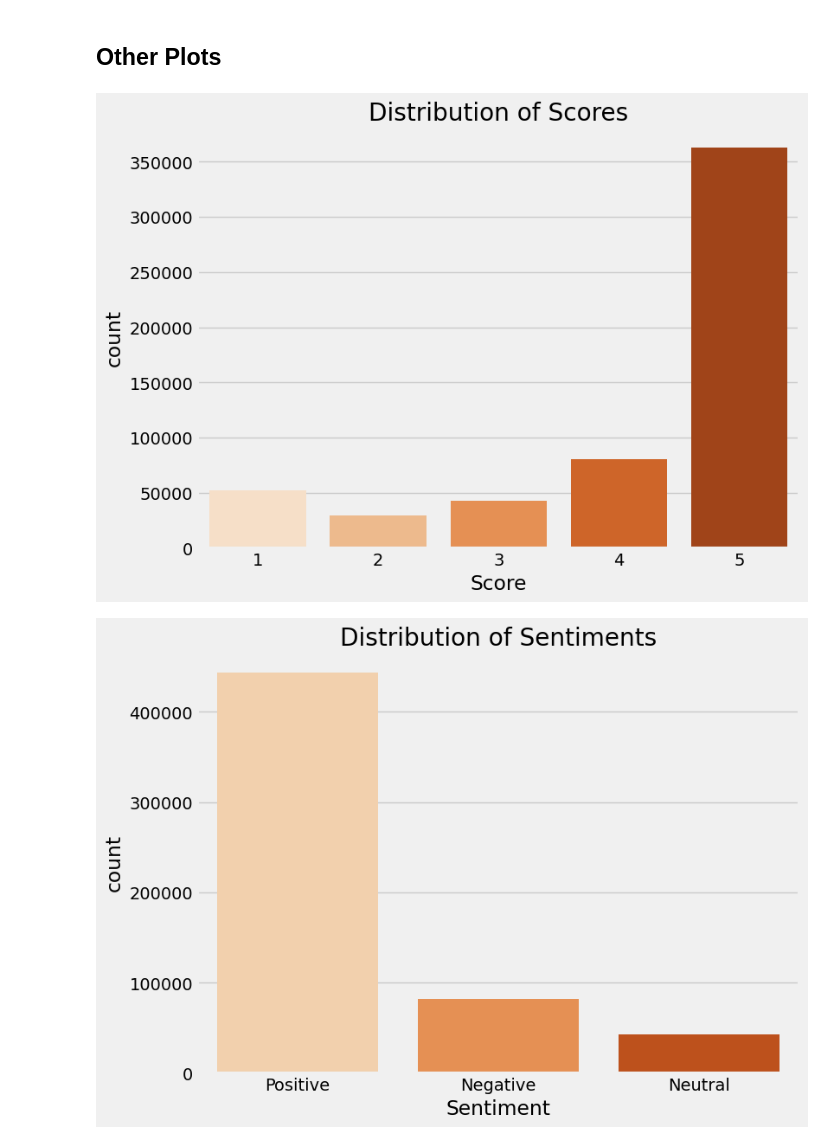
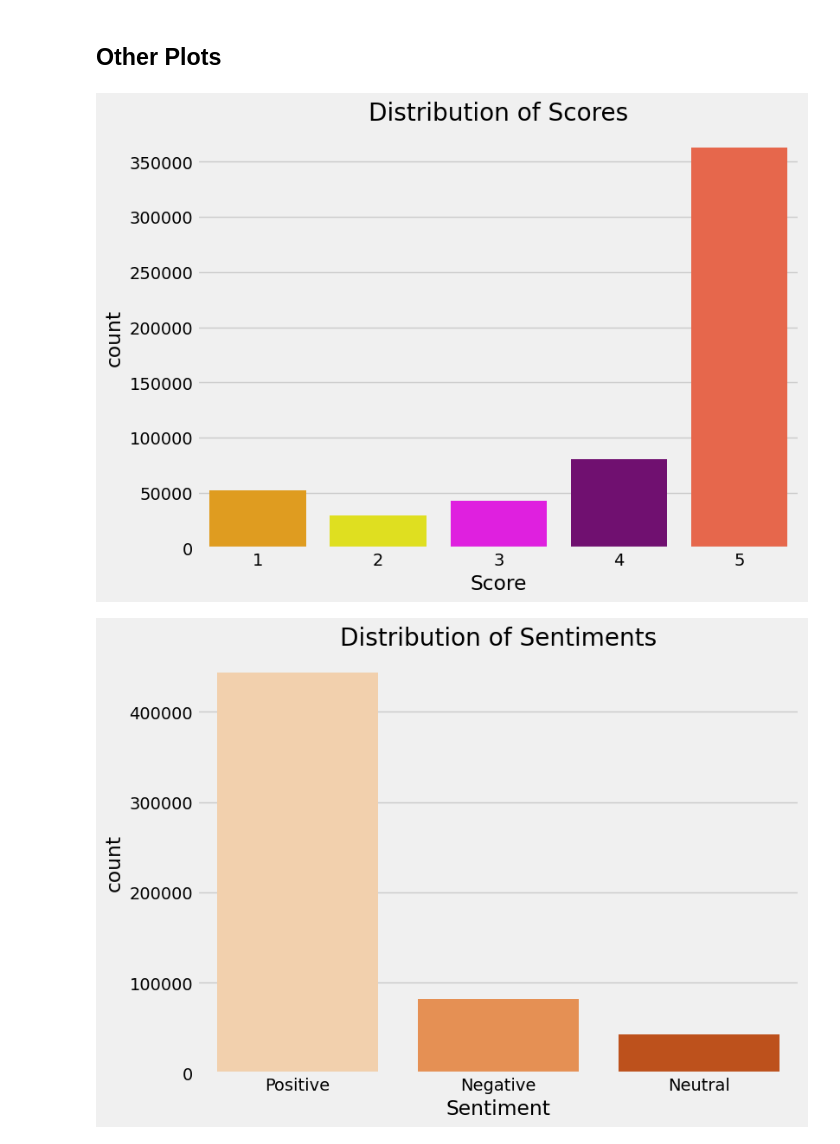
Before and after one commit to ffilipa26/Capstone, a Jupyter notebook: Capstone.ipynb, the cells around one changed output. Drawn from its saved outputs; the diff is of its cells as text; code cells hidden in the pictures.

```diff
--- a/Capstone.ipynb
+++ b/Capstone.ipynb
@@ -95,7 +95,7 @@ Drive already mounted at /content/drive; to attempt to forcibly remount, call dr
 # %% [markdown]
 # Import Datasets
 # %%
-df = pd.read_csv('/content/drive/My Drive/Capstone/Data/Raw/amazon_fine_food_reviews.csv')
+df = pd.read_csv('/content/drive/My Drive/Colab Notebooks/Capstone Project/amazon_fine_food_reviews.csv')
 # %%
 df_processed = pd.read_csv('/content/drive/My Drive/Capstone/Data/Processed/processed_data.csv')
 # %%
@@ -290,7 +282,7 @@ As we can observe, the text has been processed throughout lowercasing it and rem
 # %% [markdown]
 Our assumptions will be that if the same ID leaves the same review on the same product, it will be a duplicate. We won't be removing reviews from same IDs with different texts (even though the score may be the same) assuming that they left the review in a different time span.
 # %%
-df = df.drop_duplicates(subset=['UserId', 'ProductId', 'Text'])
+df = df.drop_duplicates(subset=['UserId', 'ProductId', 'Time', 'Text'])
 # %%
 len(df)
 # %% [output]
@@ -311,13 +303,18 @@ df.tail()
 # %% [markdown]
 ## Other Plots
 # %%
+import matplotlib.pyplot as plt
+import seaborn as sns
+
+avanade_palette = ['#FFA500', '#FFFF00', '#FF00FF', '#800080', '#FF5733']
+
 # Distribution of Scores
 plt.figure(figsize=(8, 6))
-sns.countplot(x='Score', data=df, palette = 'Oranges')
+sns.countplot(x='Score', data=df, palette=avanade_palette)
 plt.title('Distribution of Scores')
 plt.show()
 # %% [output]
-[figure, old version]
+[figure, new version]
 # %%
 df['Sentiment'] = df['Score'].apply(lambda x: 'Positive' if x > 3 else 'Neutral' if x == 3 else 'Negative')
 plt.figure(figsize=(8, 6))
```
Also changed, not shown: parts of 26 cells of this notebook.
